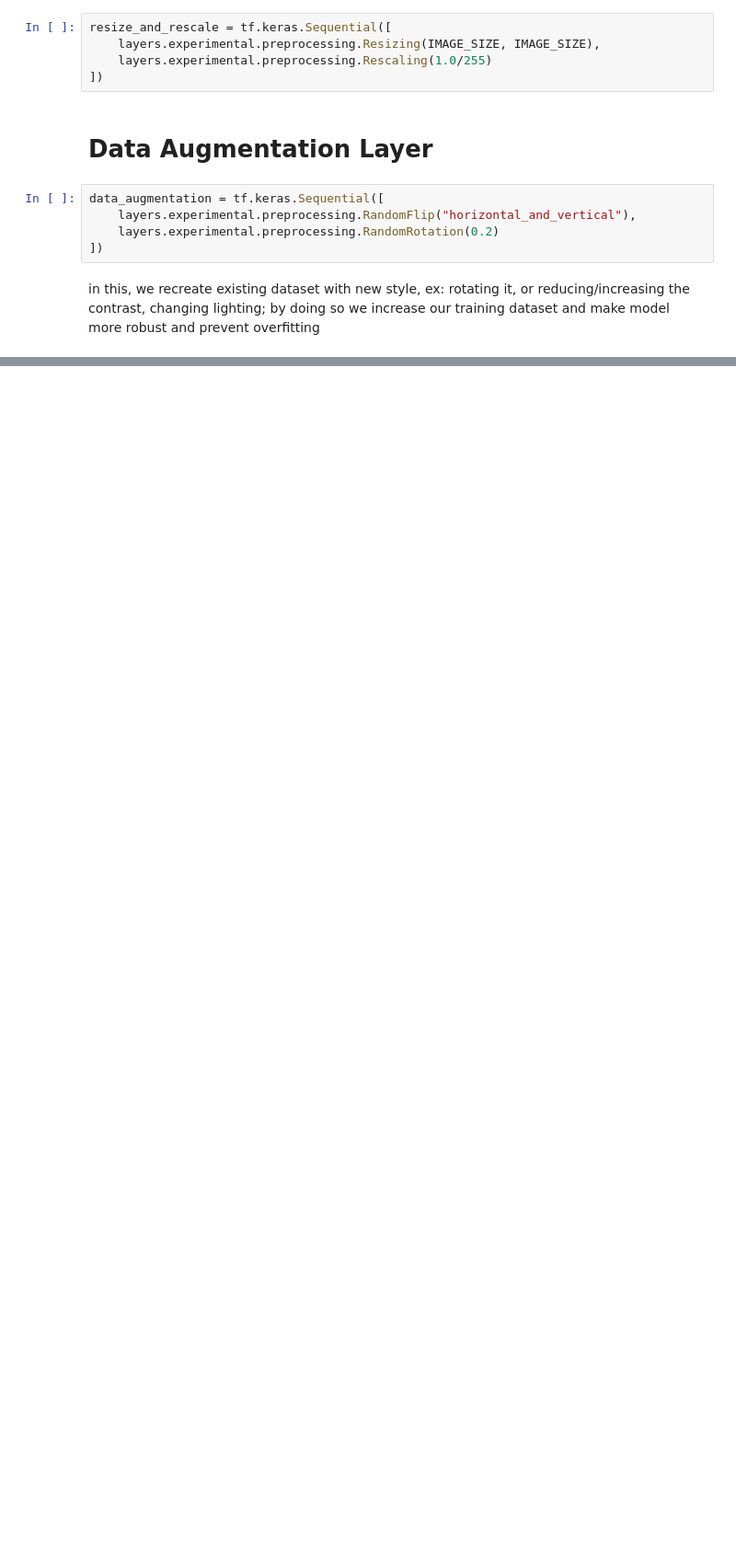
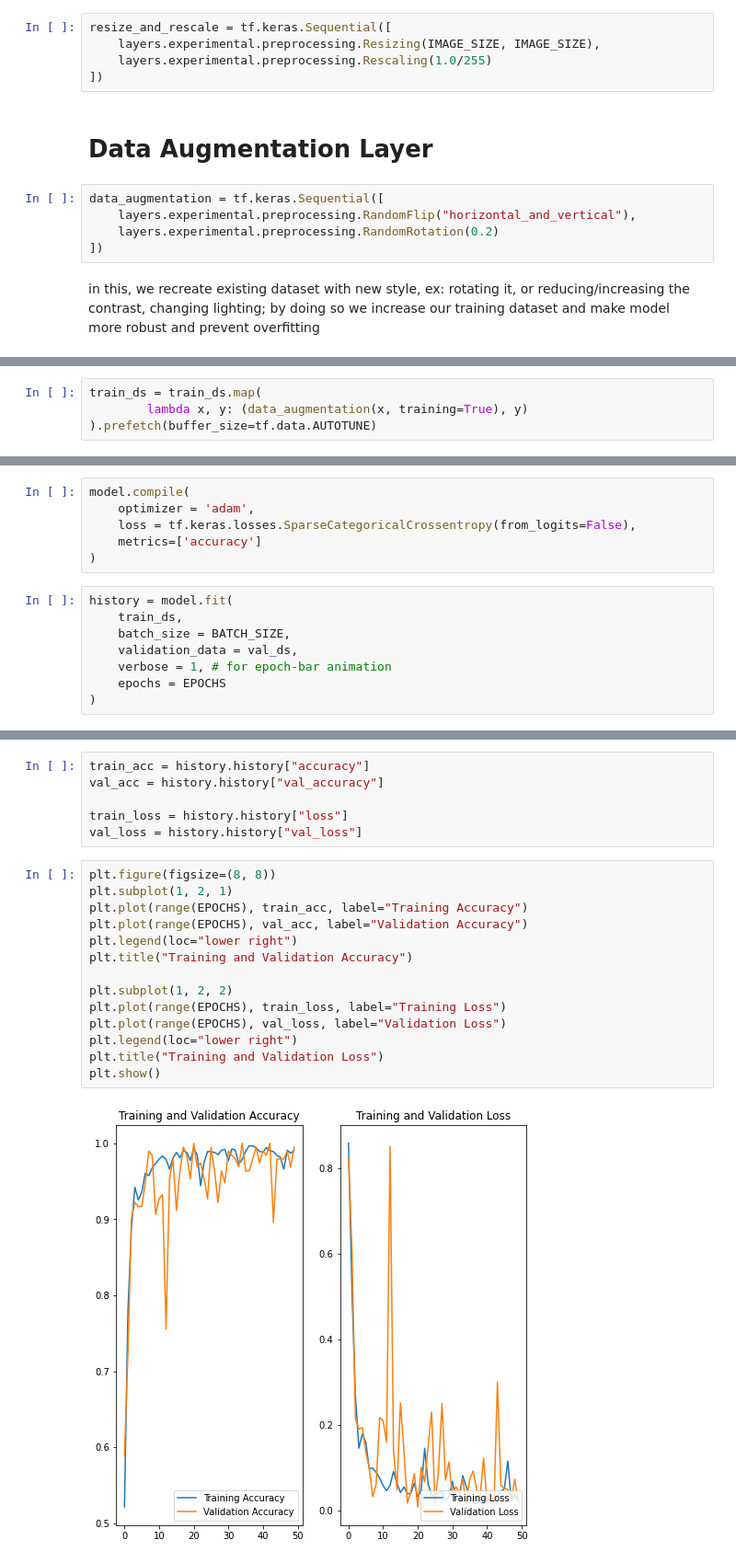
Before and after one commit to SiddharthaVarshney/potato-Leaf-Classification, a Jupyter notebook: tf_data_Dataset.ipynb, the cells around one changed output, grey strips where cells are left out. Shown at 92% size. Cells and saved outputs as stored; diff of their text form; blank space fills up the shorter version.

Commit message:
Model Buid

```diff
--- a/tf_data_Dataset.ipynb
+++ b/tf_data_Dataset.ipynb
@@ -104,0 +118,4 @@ in this, we recreate existing dataset with new style, ex: rotating it, or reduci
+# %%
+train_ds = train_ds.map(
+        lambda x, y: (data_augmentation(x, training=True), y)
+).prefetch(buffer_size=tf.data.AUTOTUNE)
@@ -104,0 +172,14 @@ in this, we recreate existing dataset with new style, ex: rotating it, or reduci
+# %%
+model.compile(
+    optimizer = 'adam',
+    loss = tf.keras.losses.SparseCategoricalCrossentropy(from_logits=False),
+    metrics=['accuracy']
+)
+# %%
+history = model.fit(
+    train_ds,
+    batch_size = BATCH_SIZE,
+    validation_data = val_ds,
+    verbose = 1, # for epoch-bar animation
+    epochs = EPOCHS
+)
@@ -104,0 +222,22 @@ in this, we recreate existing dataset with new style, ex: rotating it, or reduci
+# %%
+train_acc = history.history["accuracy"]
+val_acc = history.history["val_accuracy"]
+
+train_loss = history.history["loss"]
+val_loss = history.history["val_loss"]
+# %%
+plt.figure(figsize=(8, 8))
+plt.subplot(1, 2, 1)
+plt.plot(range(EPOCHS), train_acc, label="Training Accuracy")
+plt.plot(range(EPOCHS), val_acc, label="Validation Accuracy")
+plt.legend(loc="lower right")
+plt.title("Training and Validation Accuracy")
+
+plt.subplot(1, 2, 2)
+plt.plot(range(EPOCHS), train_loss, label="Training Loss")
+plt.plot(range(EPOCHS), val_loss, label="Validation Loss")
+plt.legend(loc="lower right")
+plt.title("Training and Validation Loss")
+plt.show()
+# %% [output]
+[figure, added]
```
Also changed, not shown: parts of 27 cells of this notebook, 5 other files.
